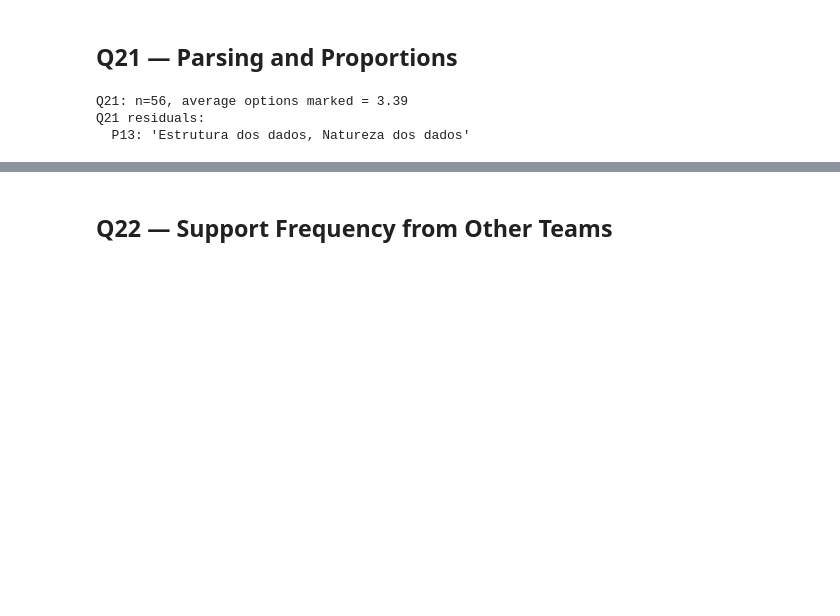
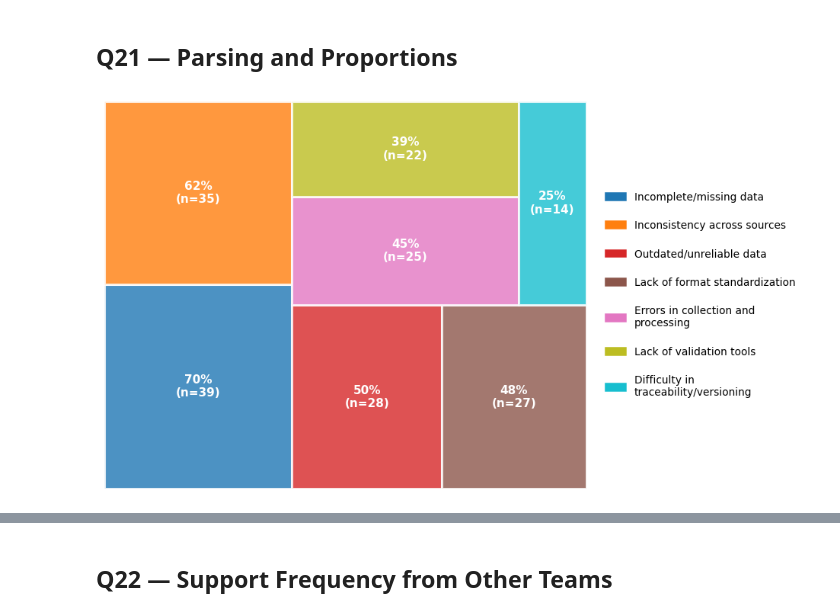
Before and after one commit to reset-ufc/data-quality-requirements-ml-systems, a Jupyter notebook: notebooks/RQ3.ipynb, the cells around one changed output, grey strips where cells are left out. Saved outputs shown, nothing was run; the diff lists cells and outputs as text; code cells hidden in the pictures; blank space fills up the shorter version.

```diff
--- a/notebooks/RQ3.ipynb
+++ b/notebooks/RQ3.ipynb
@@ -116,16 +139,71 @@ def horizontal_bar(p, title, color, ax):
 # %% [markdown]
 ## Q21 — Parsing and Proportions
 # %%
-q21_bin, q21_res = parse_checkboxes(df["challenges_open"], Q21_OPTIONS)
-n_q21 = df["challenges_open"].notna().sum()
-print(f"Q21: n={n_q21}, average options marked = {q21_bin.sum(axis=1).mean():.2f}")
+import squarify
+import textwrap
 
-nonempty = q21_res[q21_res.str.len() > 0]
-if len(nonempty):
-    print("Q21 residuals:")
-    for idx, txt in nonempty.items():
-        print(f"  P{idx:02d}: {txt!r}")
+rows = []
+for key in q21_bin.columns:
+    n = int(q21_bin[key].sum())
+    pct = q21_bin[key].mean() * 100
+    rows.append({
+        "label": Q21_LABELS[key],
+        "n": n,
+        "pct": pct
+    })
+
+p21 = (
+    pd.DataFrame(rows)
+    .sort_values("pct", ascending=False)
+    .reset_index(drop=True)
+)
+plt.rcParams["font.family"] = "sans-serif"
+plt.rcParams["font.sans-serif"] = ["DejaVu Sans", "Arial"]
+
+fig, ax = plt.subplots(figsize=(10, 6))
+
+sizes = p21["pct"].values
+colors = plt.cm.tab10(np.linspace(0, 1, len(sizes)))
+
+inner_labels = [
+    f"{pct:.0f}%\n(n={n})"
+    for pct, n in zip(p21["pct"], p21["n"])
+]
+
+squarify.plot(
+    sizes=sizes,
+    label=inner_labels,
+    color=colors,
+    alpha=0.8,
+    edgecolor="white",
+    linewidth=2,
+    ax=ax,
+    text_kwargs={'fontsize': 10, 'weight': 'bold', 'color': 'white'}
+)
+
+import matplotlib.patches as mpatches
+
+legend_handles = [
+    mpatches.Patch(color=colors[i], label=textwrap.fill(p21["label"][i], width=30))
+    for i in range(len(p21))
+]
+
+ax.legend(
+    handles=legend_handles,
+    loc="center left",           # Ancora o centro-esquerdo da caixa da legenda
+    bbox_to_anchor=(1.02, 0.5),  # Posiciona logo após o fim do gráfico (x=1.02) e no meio da altura (y=0.5)
+    ncol=1,                      # Empilha uma sobre a outra
+    frameon=False,
+    fontsize=9,
+    labelspacing=1.7,            # Espaço vertical entre as legendas
+    handletextpad=0.8            # Espaço entre o quadrado colorido e o texto
+)
+
+plt.subplots_adjust(right=0.70)
+
+ax.axis("off")
+
+U.save_fig(fig, "challenges_q21_treemap_right_legend")
+plt.show()
 # %% [output]
-Q21: n=56, average options marked = 3.39
-Q21 residuals:
-  P13: 'Estrutura dos dados, Natureza dos dados'
+[figure, added]
```
Also changed, not shown: parts of 8 cells of this notebook.
